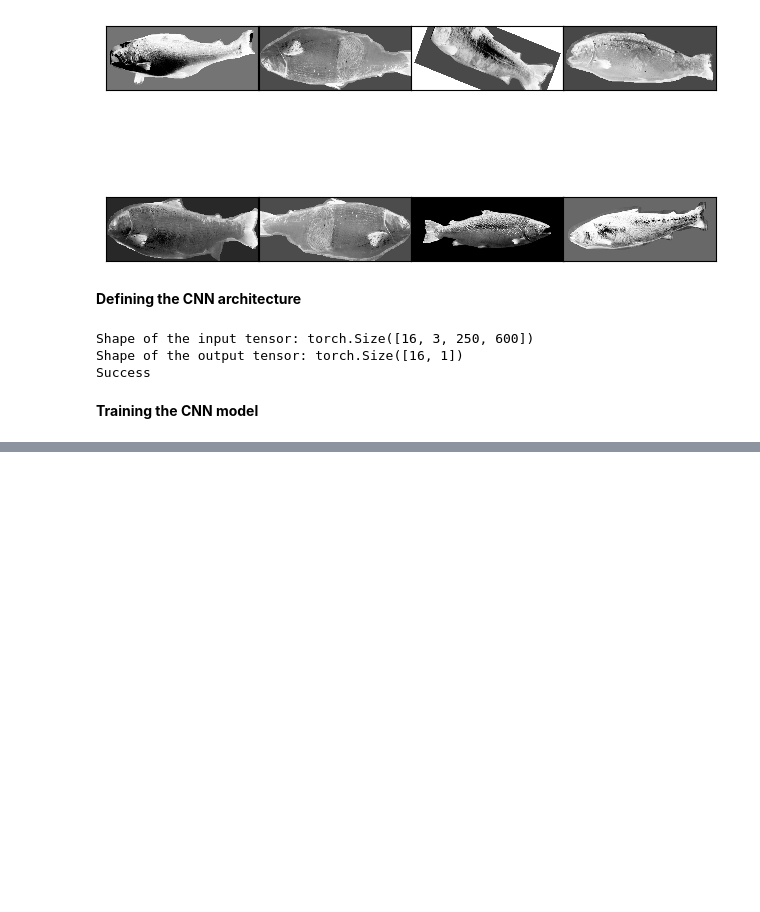
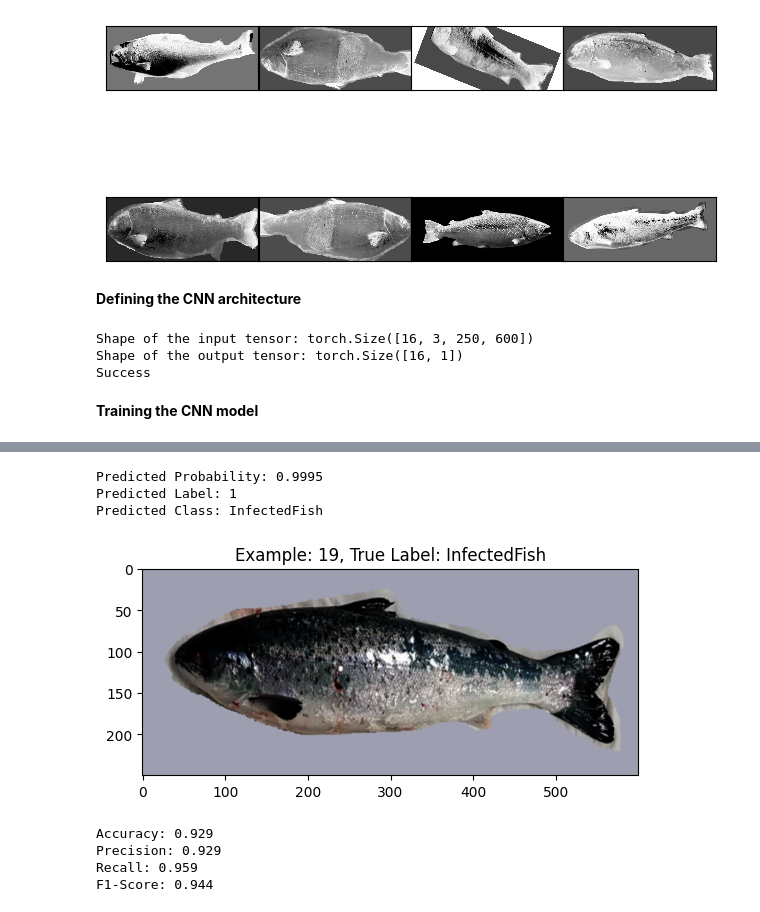
Before and after one commit to thepedromiguel/salmon_disease_detection, a Jupyter notebook: salmon_scan.ipynb, the cells around one changed output, grey strips where cells are left out. Cells and saved outputs as stored; diff of their text form; code cells hidden in the pictures; blank space fills up the shorter version.

```diff
--- a/salmon_scan.ipynb
+++ b/salmon_scan.ipynb
@@ -159,23 +157,12 @@ labels_tensor = torch.from_numpy(encoded_labels).float().view(-1, 1)
 # %%
 # create custom dataset
 class SalmonDataset(Dataset):
-    def __init__(self, images, labels, transform=None):
+    def __init__(self, images, labels):
         self.images = images
         self.labels = labels
-        self.transform = transform
 
     def __len__(self):
         return len(self.images)
 
     def __getitem__(self, idx):
         return self.images[idx], self.labels[idx]
-
-        # Convert the image to PIL Image if it's a numpy array
-        if isinstance(image, np.ndarray):
-            image = Image.fromarray(image.astype('uint8'))
-
-        # Apply transformations if specified
-        if self.transform:
-            image = self.transform(image)
-
-        return image, label
@@ -193,8 +173,8 @@ train_images, test_images, train_labels, test_labels = train_test_split(
 )
 # %%
 # create dataloaders
-train_dataset = SalmonDataset(train_images, train_labels, transform=train_transform)
-test_dataset = SalmonDataset(test_images, test_labels, transform=transforms.ToTensor())
+train_dataset = SalmonDataset(train_images, train_labels)
+test_dataset = SalmonDataset(test_images, test_labels)
 
 train_loader = DataLoader(train_dataset, batch_size=16, shuffle=True)
 test_loader = DataLoader(test_dataset, batch_size=16, shuffle=False)
@@ -234,7 +214,6 @@ class SalmonNet(nn.Module):
             # convolutional layer 1
             nn.Conv2d(in_channels=3, out_channels=32, kernel_size=3, stride=1, padding=1),
             nn.BatchNorm2d(32),
-            nn.ReLU(inplace=True),
 
             # max pooling layer 1
             nn.MaxPool2d(kernel_size=2, stride=2),
@@ -242,7 +221,6 @@ class SalmonNet(nn.Module):
             # convolutional layer 2
             nn.Conv2d(in_channels=32, out_channels=64, kernel_size=3, stride=1, padding=1),
             nn.BatchNorm2d(64),
-            nn.ReLU(inplace=True),
 
             # max pooling layer 2
             nn.MaxPool2d(kernel_size=2, stride=2),
@@ -250,16 +228,15 @@ class SalmonNet(nn.Module):
             # convolutional layer 3
             nn.Conv2d(in_channels=64, out_channels=128, kernel_size=3, stride=1, padding=1),
             nn.BatchNorm2d(128),
-            nn.ReLU(inplace=True),
 
             # max pooling layer 3
-            nn.MaxPool2d(kernel_size=2, stride=2),
+            nn.MaxPool2d(kernel_size=2, stride=2)
         )
 
         self.linear_layer = nn.Sequential(
             nn.Linear(in_features=128 * 31 * 75, out_features=128),
             nn.ReLU(inplace=True),
-            nn.Dropout(0.6),
+            #nn.Dropout(0.5),
             nn.Linear(in_features=128, out_features=1)
         )
 
@@ -317,18 +294,15 @@ def compute_metrics(net, test_loader):
     return accuracy, precision, recall, f1
 # %%
 # defining the loss function
-pos_weight = torch.tensor([30/70])
+pos_weight = torch.tensor([35/65]).to(device)
 criterion = nn.BCEWithLogitsLoss(pos_weight=pos_weight)
 
 # defining the optimiser
-optimizer = torch.optim.Adam(net.parameters(), lr=0.001, weight_decay=1e-5)
+optimizer = torch.optim.Adam(net.parameters(), lr=0.0001, weight_decay=1e-5)
 
 # init collection of training epoch losses
 train_losses = []
 
-
-best_val_accuracy = 0.0
-
 # setting the model in training mode
 net.train()
 # %% [output]
@@ -461,35 +471,40 @@ model.eval
 # %%
 # Set a random image ID
-image_id = 88  # You can choose any valid index from your test dataset
+image_id = 19 # You can choose any valid index from your test dataset
 
 # Retrieve the image and label using the image ID
 eval_image, eval_label = test_dataset[image_id]
 
 # Convert eval_label to an integer
 eval_label = int(eval_label.item()) if hasattr(eval_label, 'item') else int(eval_label)
 
 # Define the classes for your dataset
 classes = ["FreshFish", "InfectedFish"]
 
 # Set image plot title
 plt.title(f'Example: {image_id}, True Label: {classes[eval_label]}')
 
 # Convert the image tensor to a PIL image for display
 trans = torchvision.transforms.ToPILImage()
 
 # Plot the image
 plt.imshow(trans(eval_image))
 
 # Predict the label of the image
 eval_image_tensor = eval_image.unsqueeze(0).cpu()  # Add batch dimension and move to device
 with torch.no_grad():
     output = model(eval_image_tensor)
     predicted_prob = torch.sigmoid(output).item()
     predicted_label = 1 if predicted_prob > 0.5 else 0
 
 print(f'Predicted Probability: {predicted_prob:.4f}')
 print(f'Predicted Label: {predicted_label}')
 print(f'Predicted Class: {classes[predicted_label]}')
+# %% [output]
+Predicted Probability: 0.9995
+Predicted Label: 1
+Predicted Class: InfectedFish
+[figure, added]
 # %%
 # storing the predicted classes on the test dataset
 true_labels = []
@@ -507,11 +522,16 @@ precision = precision_score(true_labels, predictions)
 recall = recall_score(true_labels, predictions)
 f1 = f1_score(true_labels, predictions)
 
-# Print the results
+# print the results
 print(f'Accuracy: {accuracy:.3f}')
 print(f'Precision: {precision:.3f}')
 print(f'Recall: {recall:.3f}')
 print(f'F1-Score: {f1:.3f}')
+# %% [output]
+Accuracy: 0.929
+Precision: 0.929
+Recall: 0.959
+F1-Score: 0.944
 # %%
 # Assuming you have true_labels and predicted_probs from your test set
 precision, recall, thresholds = precision_recall_curve(true_labels, predictions)
```
Also changed, not shown: parts of 12 cells of this notebook.
